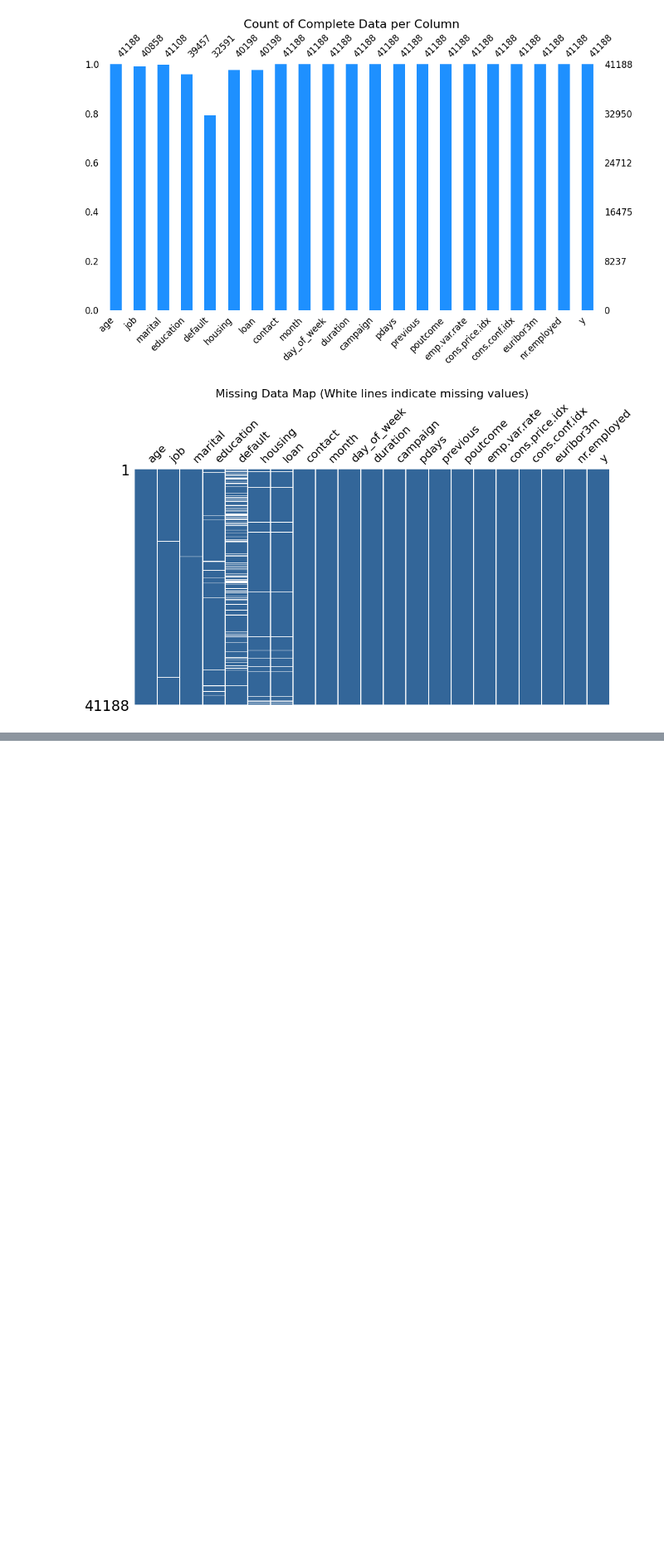
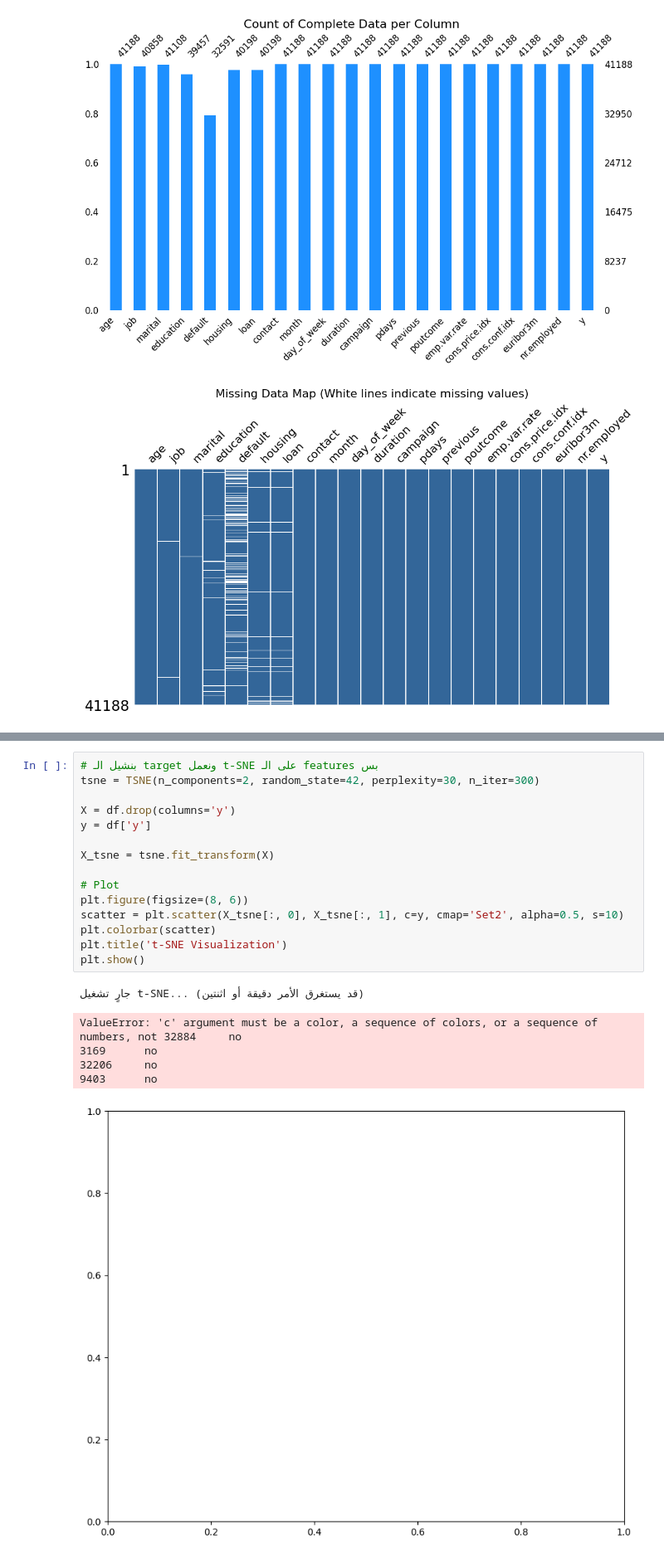
Before and after one commit to NitoBoritto/El_Farghaly_Bros., a Jupyter notebook: notebooks/EDA_only.ipynb, the cells around one changed output, grey strips where cells are left out. Shown at 83% size. Saved outputs shown, nothing was run; the diff lists cells and outputs as text; blank space fills up the shorter version.

```diff
--- a/notebooks/EDA_only.ipynb
+++ b/notebooks/EDA_only.ipynb
@@ -537,0 +578,22 @@ plt.show()
+# %%
+# بنشيل الـ target ونعمل t-SNE على الـ features بس
+tsne = TSNE(n_components=2, random_state=42, perplexity=30, n_iter=300)
+
+X = df.drop(columns='y')
+y = df['y']
+
+X_tsne = tsne.fit_transform(X)
+
+# Plot
+plt.figure(figsize=(8, 6))
+scatter = plt.scatter(X_tsne[:, 0], X_tsne[:, 1], c=y, cmap='Set2', alpha=0.5, s=10)
+plt.colorbar(scatter)
+plt.title('t-SNE Visualization')
+plt.show()
+# %% [output]
+جارٍ تشغيل t-SNE... (قد يستغرق الأمر دقيقة أو اثنتين)
+ValueError: 'c' argument must be a color, a sequence of colors, or a sequence of numbers, not 32884     no
+3169      no
+32206     no
+9403      no
+[figure, added]
```
Also changed, not shown: parts of 3 cells of this notebook.
